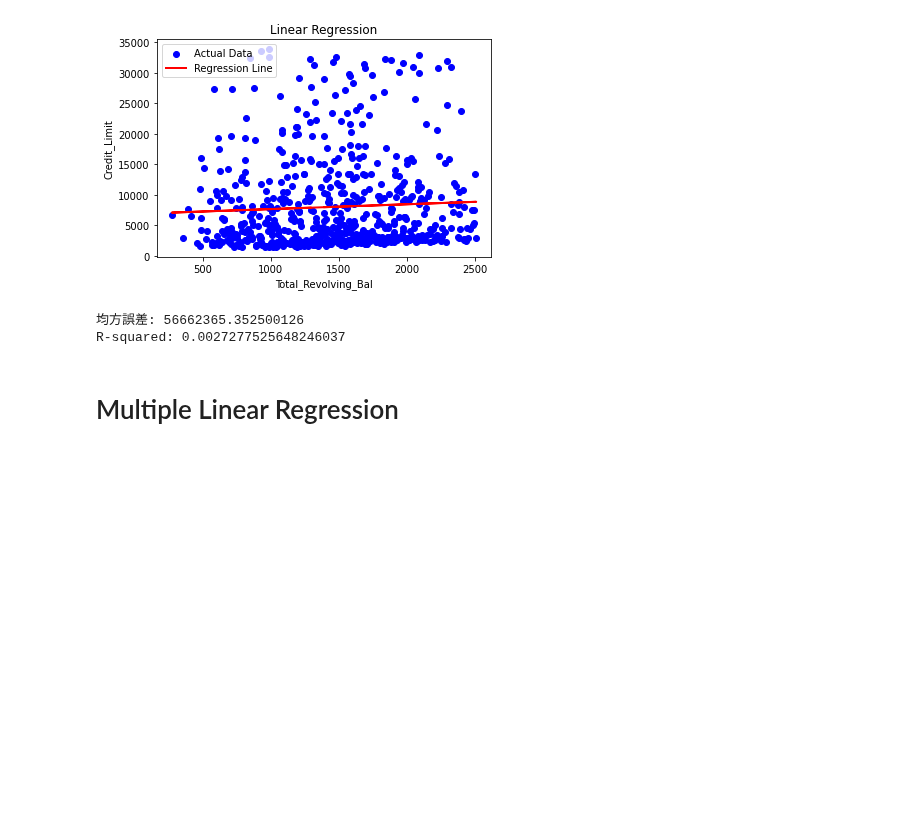
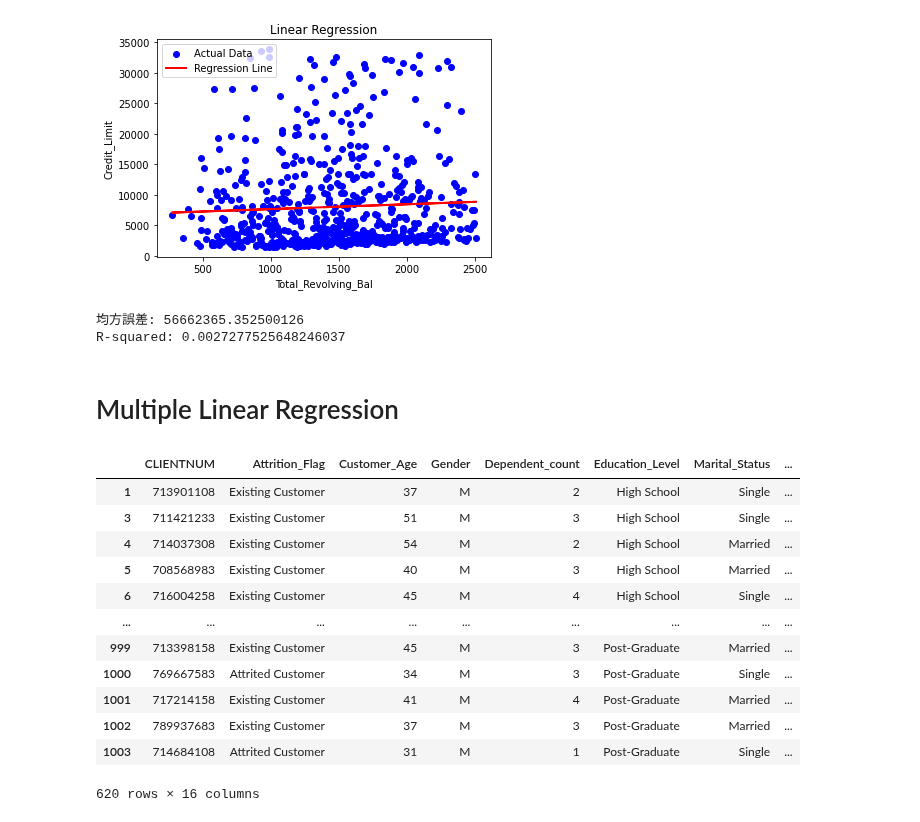
Before and after one commit to whats2000/coding-stuff-I-make-from-learning, a Jupyter notebook: Pythons/statistic/Bank/Bank.ipynb, the cells around one changed output. Cells and saved outputs as stored; diff of their text form; code cells hidden in the pictures; blank space fills up the shorter version.

```diff
--- a/Pythons/statistic/Bank/Bank.ipynb
+++ b/Pythons/statistic/Bank/Bank.ipynb
@@ -157,7 +157,22 @@ R-squared: 0.0027277525648246037
 # %% [markdown]
 # Multiple Linear Regression
 # %%
-df = df.dropna(how='any', subset=['Marital_Status', 'Income_Category', 'Education_Level'])
+df = df[~((df['Marital_Status'] == 'Unknown') | (df['Income_Category'] == 'Unknown') | (df['Education_Level'] == 'Unknown'))]
+df
+# %% [output]
+|  | CLIENTNUM | Attrition_Flag | Customer_Age | Gender | Dependent_count | Education_Level | Marital_Status | ... |
+| 1 | 713901108 | Existing Customer | 37 | M | 2 | High School | Single | ... |
+| 3 | 711421233 | Existing Customer | 51 | M | 3 | High School | Single | ... |
+| 4 | 714037308 | Existing Customer | 54 | M | 2 | High School | Married | ... |
+| 5 | 708568983 | Existing Customer | 40 | M | 3 | High School | Married | ... |
+| 6 | 716004258 | Existing Customer | 45 | M | 4 | High School | Single | ... |
+| ... | ... | ... | ... | ... | ... | ... | ... | ... |
+| 999 | 713398158 | Existing Customer | 45 | M | 3 | Post-Graduate | Married | ... |
+| 1000 | 769667583 | Attrited Customer | 34 | M | 3 | Post-Graduate | Single | ... |
+| 1001 | 717214158 | Existing Customer | 41 | M | 4 | Post-Graduate | Married | ... |
+| 1002 | 789937683 | Existing Customer | 37 | M | 3 | Post-Graduate | Married | ... |
+| 1003 | 714684108 | Attrited Customer | 31 | M | 1 | Post-Graduate | Single | ... |
+620 rows × 16 columns
 # %%
 from sklearn.preprocessing import StandardScaler
 
```
Also changed, not shown: parts of 8 cells of this notebook.
